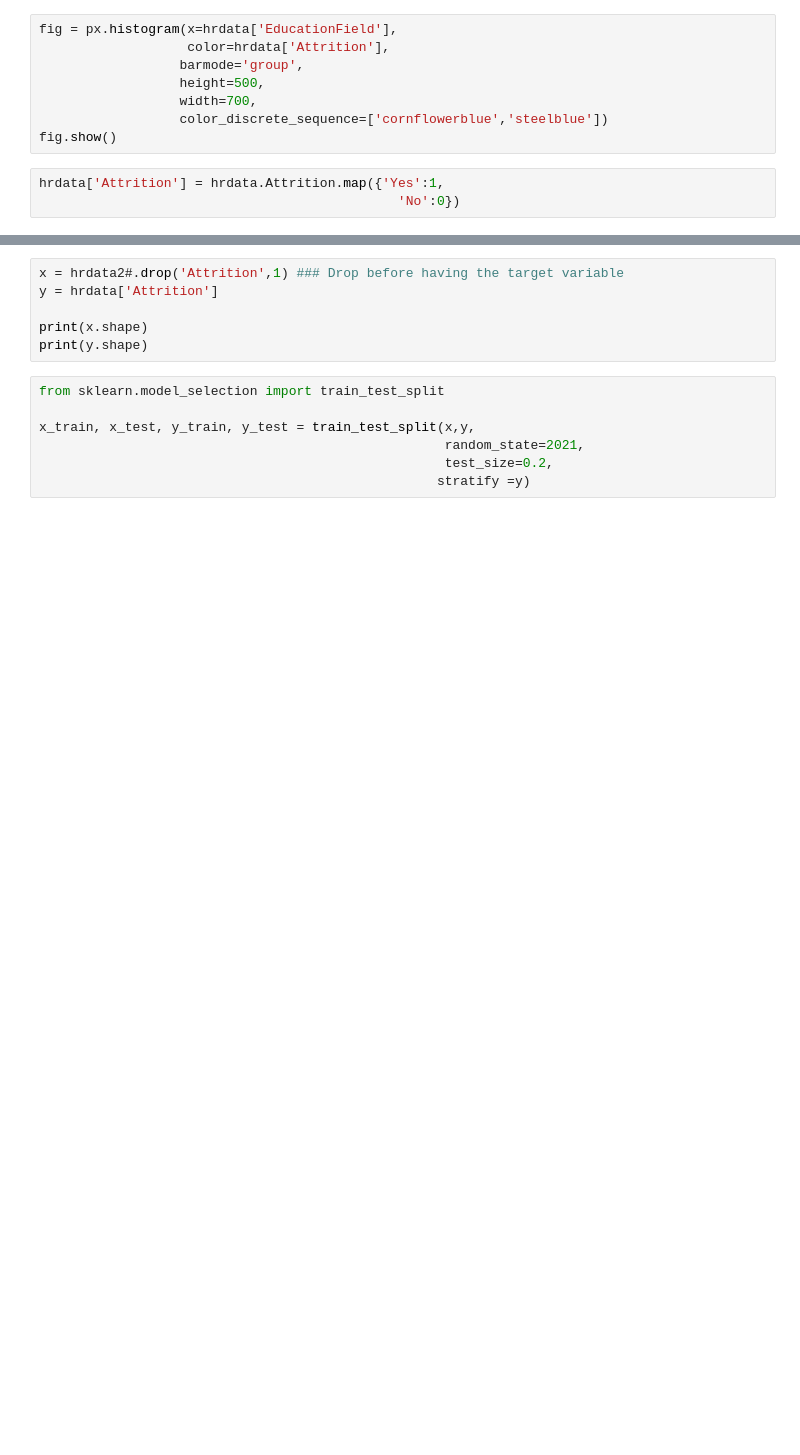
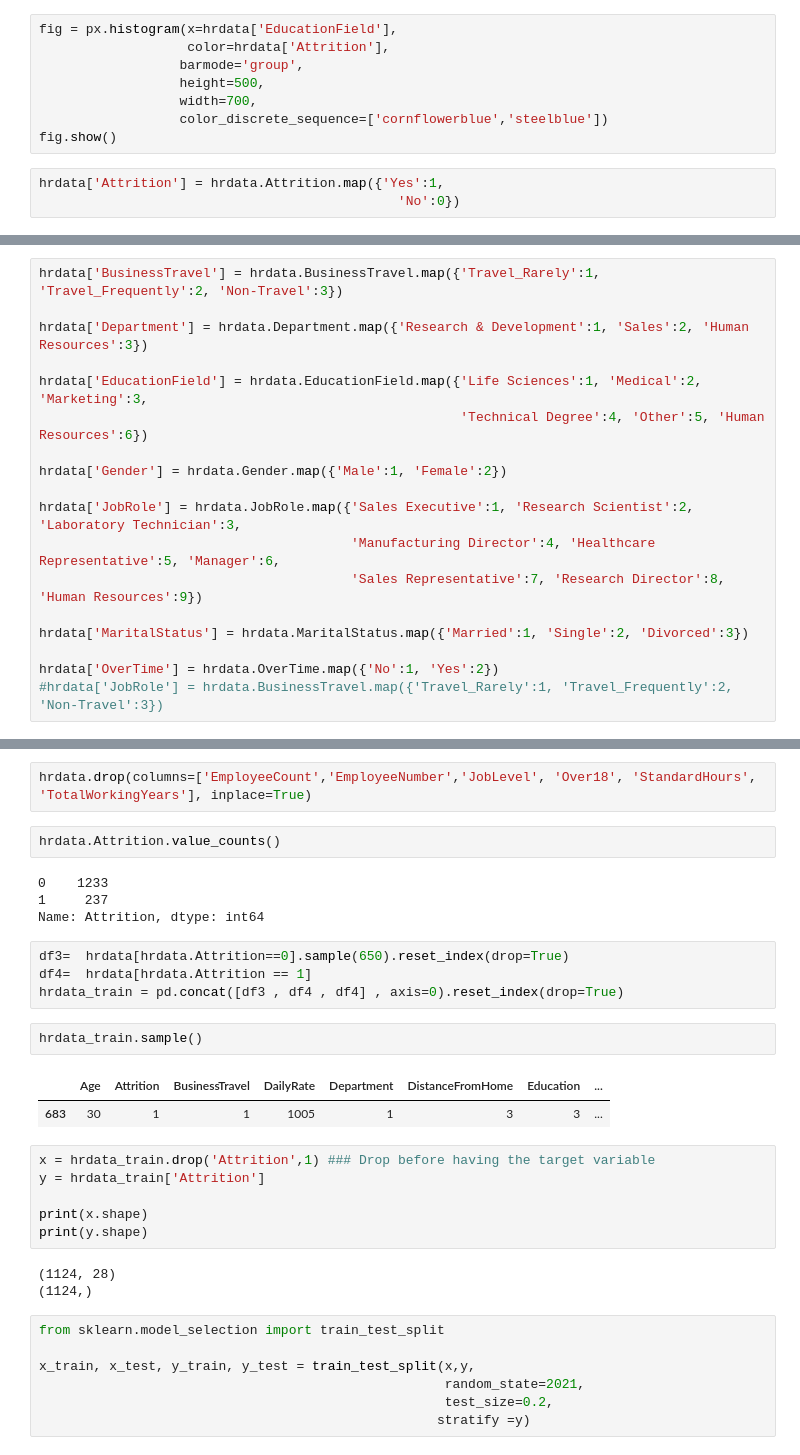
Before and after one commit to qSergio/Intro2ML, a Jupyter notebook: Session3/SupervisedLearning_HRexample.ipynb, the cells around one changed output, grey strips where cells are left out. Cells and saved outputs as stored; diff of their text form; blank space fills up the shorter version.

```diff
--- a/Session3/SupervisedLearning_HRexample.ipynb
+++ b/Session3/SupervisedLearning_HRexample.ipynb
@@ -123,0 +247,18 @@ hrdata2 = hrdata[num_cols]
+# %%
+hrdata['BusinessTravel'] = hrdata.BusinessTravel.map({'Travel_Rarely':1, 'Travel_Frequently':2, 'Non-Travel':3})
+
+hrdata['Department'] = hrdata.Department.map({'Research & Development':1, 'Sales':2, 'Human Resources':3})
+
+hrdata['EducationField'] = hrdata.EducationField.map({'Life Sciences':1, 'Medical':2, 'Marketing':3,
+                                                      'Technical Degree':4, 'Other':5, 'Human Resources':6})
+
+hrdata['Gender'] = hrdata.Gender.map({'Male':1, 'Female':2})
+
+hrdata['JobRole'] = hrdata.JobRole.map({'Sales Executive':1, 'Research Scientist':2, 'Laboratory Technician':3,
+                                        'Manufacturing Director':4, 'Healthcare Representative':5, 'Manager':6,
+                                        'Sales Representative':7, 'Research Director':8, 'Human Resources':9})
+
+hrdata['MaritalStatus'] = hrdata.MaritalStatus.map({'Married':1, 'Single':2, 'Divorced':3})
+
+hrdata['OverTime'] = hrdata.OverTime.map({'No':1, 'Yes':2})
+#hrdata['JobRole'] = hrdata.BusinessTravel.map({'Travel_Rarely':1, 'Travel_Frequently':2, 'Non-Travel':3})
@@ -124,9 +283,29 @@ hrdata2 = hrdata[num_cols]
+# %%
+hrdata.drop(columns=['EmployeeCount','EmployeeNumber','JobLevel', 'Over18', 'StandardHours', 'TotalWorkingYears'], inplace=True)
+# %%
+hrdata.Attrition.value_counts()
+# %% [output]
+0    1233
+1     237
+Name: Attrition, dtype: int64
+# %%
+df3=  hrdata[hrdata.Attrition==0].sample(650).reset_index(drop=True)
+df4=  hrdata[hrdata.Attrition == 1]
+hrdata_train = pd.concat([df3 , df4 , df4] , axis=0).reset_index(drop=True)
+# %%
+hrdata_train.sample()
+# %% [output]
+|  | Age | Attrition | BusinessTravel | DailyRate | Department | DistanceFromHome | Education | ... |
+| 683 | 30 | 1 | 1 | 1005 | 1 | 3 | 3 | ... |
 # %%
-x = hrdata2#.drop('Attrition',1) ### Drop before having the target variable
-y = hrdata['Attrition']
+x = hrdata_train.drop('Attrition',1) ### Drop before having the target variable
+y = hrdata_train['Attrition']
 
 print(x.shape)
 print(y.shape)
+# %% [output]
+(1124, 28)
+(1124,)
 # %%
 from sklearn.model_selection import train_test_split
 
```
Also changed, not shown: parts of 44 cells of this notebook, 1 other file.
